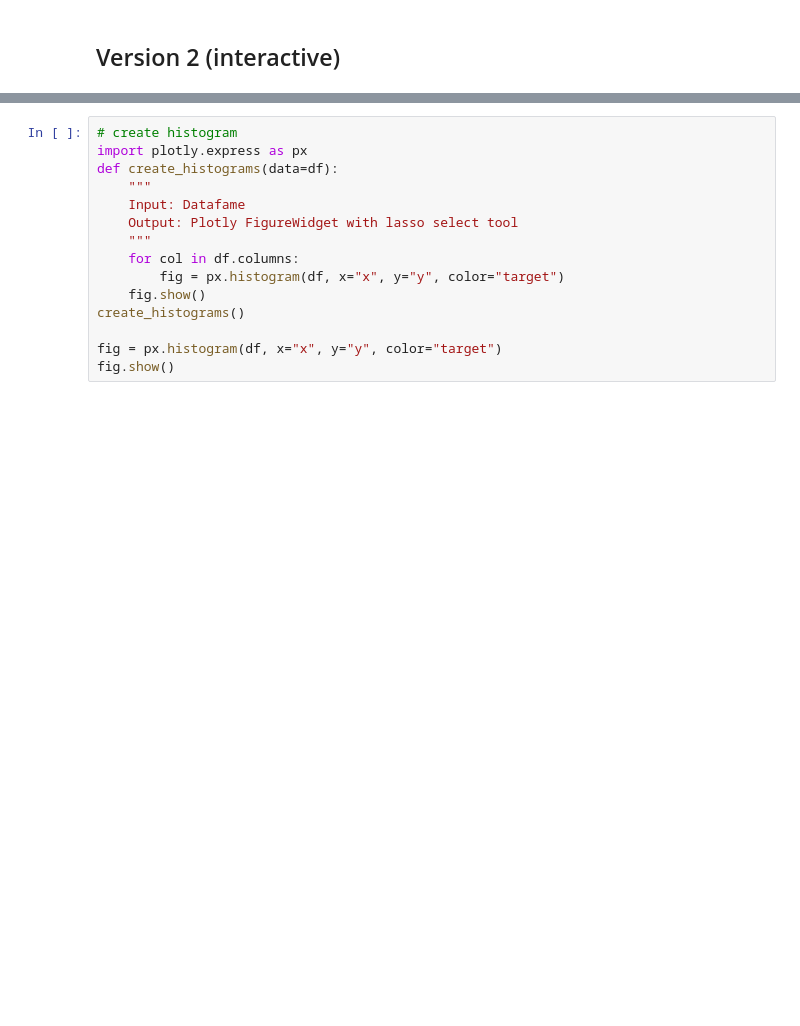
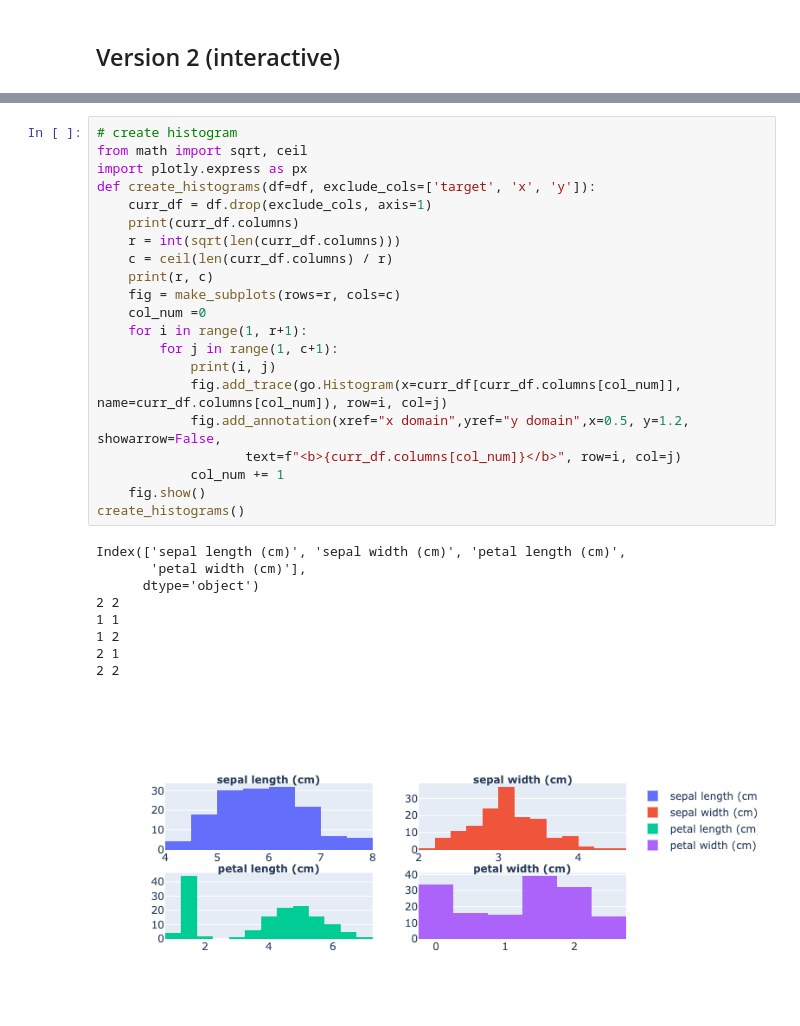
Before and after one commit to jboesen/clustersight, a Jupyter notebook: clustering.ipynb, the cells around one changed output, grey strips where cells are left out. Cells and saved outputs as stored; diff of their text form; blank space fills up the shorter version.

Commit message:
packaging + histograms

```diff
--- a/clustering.ipynb
+++ b/clustering.ipynb
@@ -179,15 +77,31 @@ AttributeError: partially initialized module 'pandas' has no attribute 'core' (m
-# %%
-# create histogram
-import plotly.express as px
-def create_histograms(data=df):
-    """
-    Input: Datafame
-    Output: Plotly FigureWidget with lasso select tool
-    """
-    for col in df.columns:
-        fig = px.histogram(df, x="x", y="y", color="target")
-    fig.show()
-create_histograms()
-
-fig = px.histogram(df, x="x", y="y", color="target")
-fig.show()
+# %%
+# create histogram
+from math import sqrt, ceil
+import plotly.express as px
+def create_histograms(df=df, exclude_cols=['target', 'x', 'y']):
+    curr_df = df.drop(exclude_cols, axis=1)
+    print(curr_df.columns)
+    r = int(sqrt(len(curr_df.columns)))
+    c = ceil(len(curr_df.columns) / r)
+    print(r, c)
+    fig = make_subplots(rows=r, cols=c)
+    col_num =0
+    for i in range(1, r+1):
+        for j in range(1, c+1):
+            print(i, j)
+            fig.add_trace(go.Histogram(x=curr_df[curr_df.columns[col_num]], name=curr_df.columns[col_num]), row=i, col=j)
+            fig.add_annotation(xref="x domain",yref="y domain",x=0.5, y=1.2, showarrow=False,
+                   text=f"<b>{curr_df.columns[col_num]}</b>", row=i, col=j)
+            col_num += 1
+    fig.show()
+create_histograms()
+# %% [output]
+Index(['sepal length (cm)', 'sepal width (cm)', 'petal length (cm)',
+       'petal width (cm)'],
+      dtype='object')
+2 2
+1 1
+1 2
+2 1
+2 2
+[figure, added]
```
Also changed, not shown: parts of 8 cells of this notebook, 1 other file.
